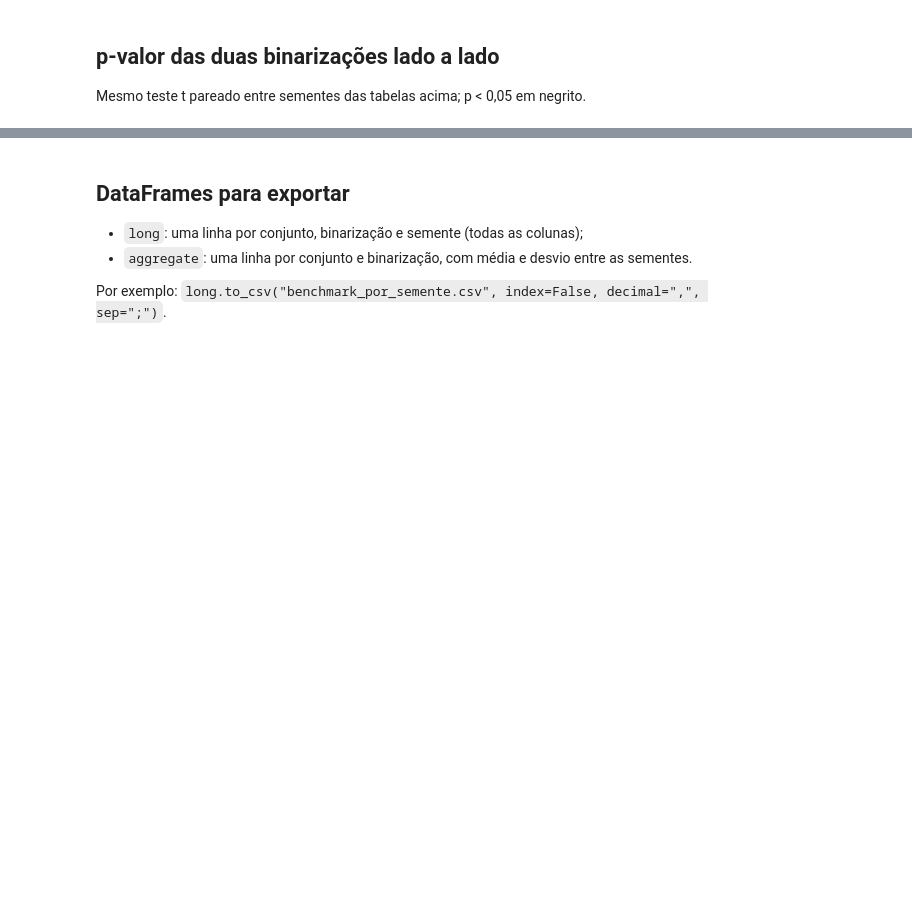
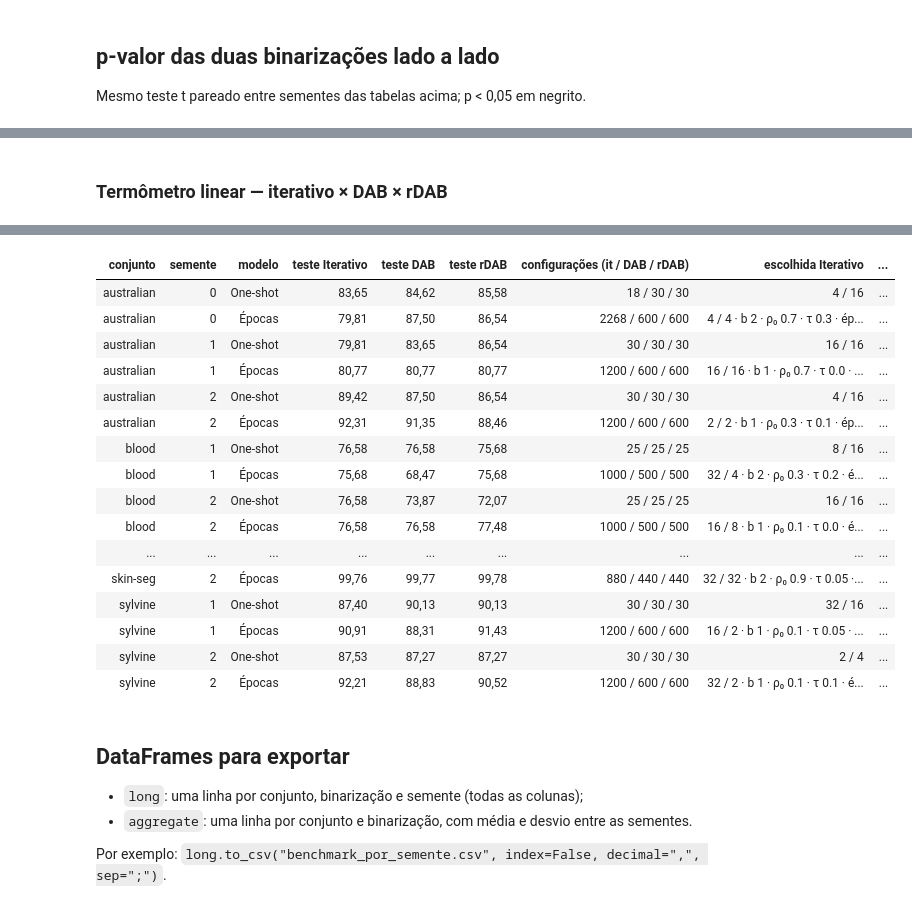
Before and after one commit to RAMforest/wisardpkg, a Jupyter notebook: experiments/benchmark_table.ipynb, the cells around one changed output, grey strips where cells are left out. Cells and saved outputs as stored; diff of their text form; code cells hidden in the pictures; blank space fills up the shorter version.

```diff
--- a/experiments/benchmark_table.ipynb
+++ b/experiments/benchmark_table.ipynb
@@ -490,0 +650,6 @@ display(Markdown(p_comparison()))
+# %% [markdown]
+### Termômetro linear — iterativo × DAB × rDAB
+# %%
+display(Markdown(modes_table("thermometer")))
+modes_detail("thermometer")
+# %% [output]
@@ -491,3 +682,20 @@ display(Markdown(p_comparison()))
+| conjunto | semente | modelo | teste Iterativo | teste DAB | teste rDAB | configurações (it / DAB / rDAB) | escolhida Iterativo | ... |
+| australian | 0 | One-shot | 83,65 | 84,62 | 85,58 | 18 / 30 / 30 | 4 / 16 | ... |
+| australian | 0 | Épocas | 79,81 | 87,50 | 86,54 | 2268 / 600 / 600 | 4 / 4 · b 2 · ρ₀ 0.7 · τ 0.3 · ép... | ... |
+| australian | 1 | One-shot | 79,81 | 83,65 | 86,54 | 30 / 30 / 30 | 16 / 16 | ... |
+| australian | 1 | Épocas | 80,77 | 80,77 | 80,77 | 1200 / 600 / 600 | 16 / 16 · b 1 · ρ₀ 0.7 · τ 0.0 · ... | ... |
+| australian | 2 | One-shot | 89,42 | 87,50 | 86,54 | 30 / 30 / 30 | 4 / 16 | ... |
+| australian | 2 | Épocas | 92,31 | 91,35 | 88,46 | 1200 / 600 / 600 | 2 / 2 · b 1 · ρ₀ 0.3 · τ 0.1 · ép... | ... |
+| blood | 1 | One-shot | 76,58 | 76,58 | 75,68 | 25 / 25 / 25 | 8 / 16 | ... |
+| blood | 1 | Épocas | 75,68 | 68,47 | 75,68 | 1000 / 500 / 500 | 32 / 4 · b 2 · ρ₀ 0.3 · τ 0.2 · é... | ... |
+| blood | 2 | One-shot | 76,58 | 73,87 | 72,07 | 25 / 25 / 25 | 16 / 16 | ... |
+| blood | 2 | Épocas | 76,58 | 76,58 | 77,48 | 1000 / 500 / 500 | 16 / 8 · b 1 · ρ₀ 0.1 · τ 0.0 · é... | ... |
+| ... | ... | ... | ... | ... | ... | ... | ... | ... |
+| skin-seg | 2 | Épocas | 99,76 | 99,77 | 99,78 | 880 / 440 / 440 | 32 / 32 · b 2 · ρ₀ 0.9 · τ 0.05 ·... | ... |
+| sylvine | 1 | One-shot | 87,40 | 90,13 | 90,13 | 30 / 30 / 30 | 32 / 16 | ... |
+| sylvine | 1 | Épocas | 90,91 | 88,31 | 91,43 | 1200 / 600 / 600 | 16 / 2 · b 1 · ρ₀ 0.1 · τ 0.05 · ... | ... |
+| sylvine | 2 | One-shot | 87,53 | 87,27 | 87,27 | 30 / 30 / 30 | 2 / 4 | ... |
+| sylvine | 2 | Épocas | 92,21 | 88,83 | 90,52 | 1200 / 600 / 600 | 32 / 2 · b 1 · ρ₀ 0.1 · τ 0.1 · é... | ... |
 # %% [markdown]
 ## DataFrames para exportar
 
```
Also changed, not shown: parts of 14 cells of this notebook, 2 other files.
